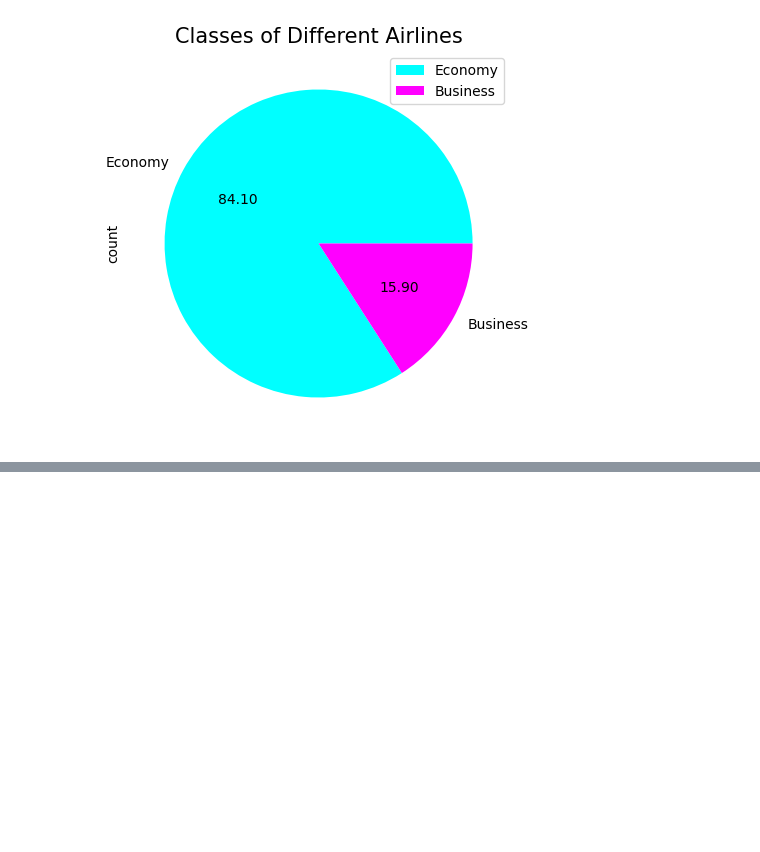
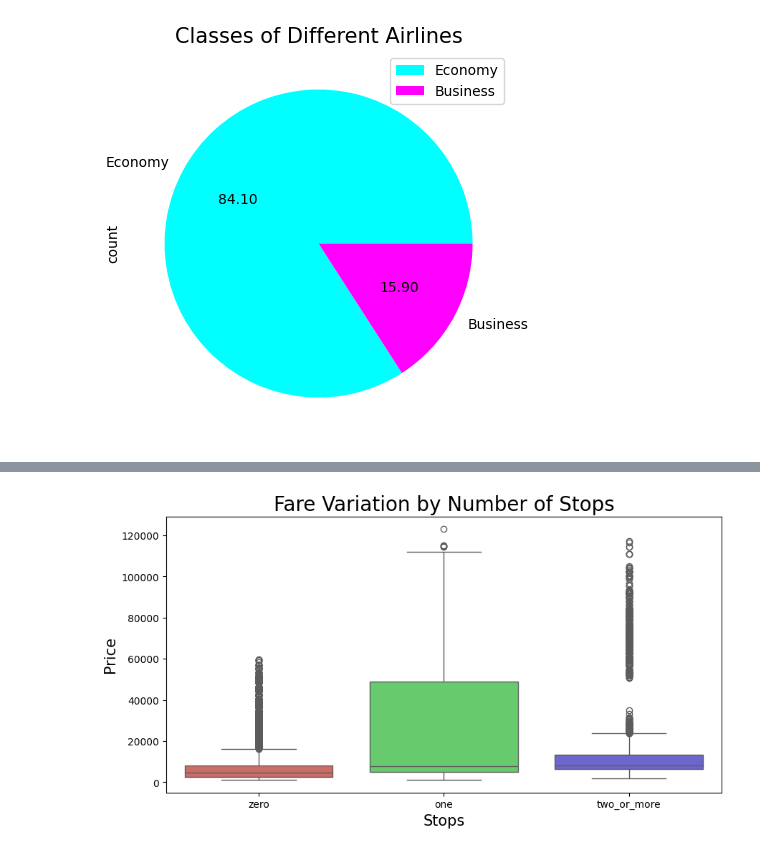
Before and after one commit to josephcabezas/Flight-Fare-Prediction, a Jupyter notebook: FlightFarePrediction.ipynb, the cells around one changed output, grey strips where cells are left out. Cells and saved outputs as stored; diff of their text form; code cells hidden in the pictures; blank space fills up the shorter version.

```diff
--- a/FlightFarePrediction.ipynb
+++ b/FlightFarePrediction.ipynb
@@ -113,0 +136,10 @@ plt.show()
+# %%
+# fare variation by number of stops
+plt.figure(figsize=(10,5))
+sns.boxplot(x='stops',y='price',data=df,palette='hls')
+plt.title('Fare Variation by Number of Stops', fontsize=20)
+plt.xlabel('Stops', fontsize=15)
+plt.ylabel('Price', fontsize=15)
+plt.show()
+# %% [output]
+[figure, added]
```
Also changed, not shown: parts of 22 cells of this notebook.
